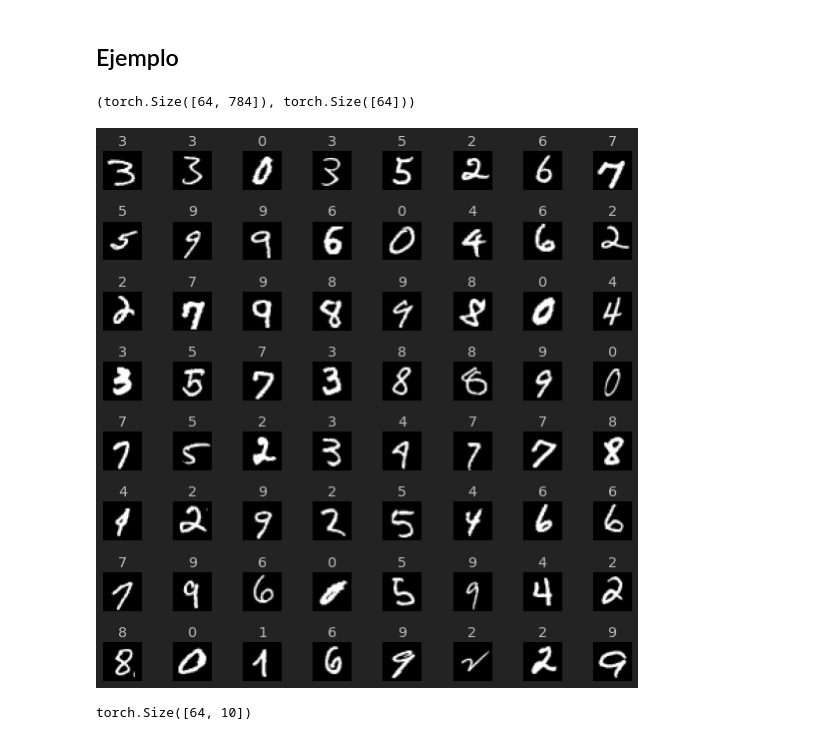
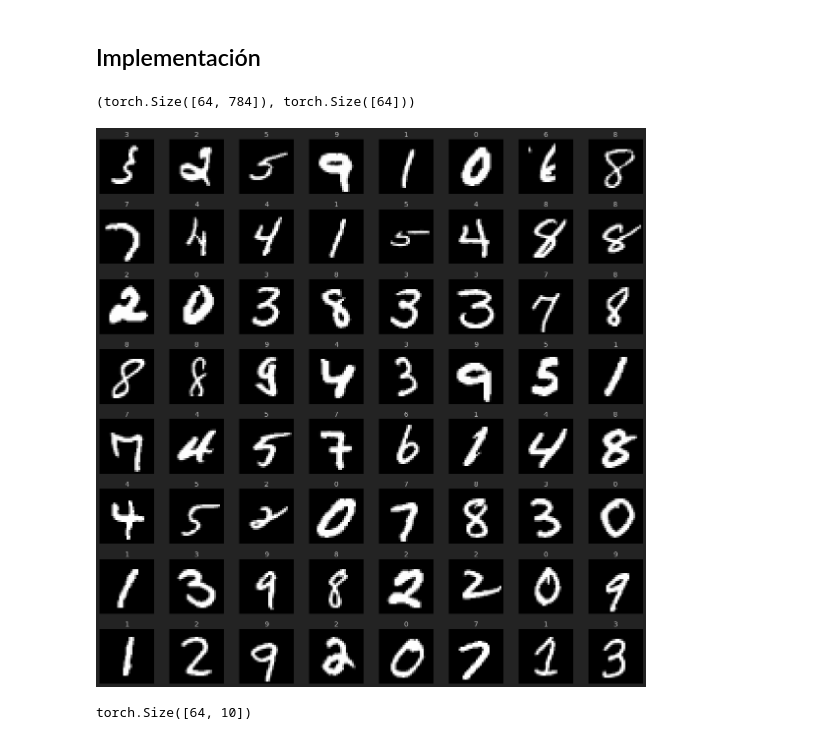
Before and after one commit to juansensio/blog, a Jupyter notebook: 062_multihead_attention/multihead_attention.ipynb, the cells around one changed output. Drawn from its saved outputs; the diff is of its cells as text; code cells hidden in the pictures.

```diff
--- a/062_multihead_attention/multihead_attention.ipynb
+++ b/062_multihead_attention/multihead_attention.ipynb
@@ -19,7 +19,7 @@ A grandes rasgos, repetimos el mecanismo de atención aplicando diferentes proye
 
 Vamos a ver esta implementación en el mismo ejemplo anterior.
 # %% [markdown]
-## Ejemplo
+## Implementación
 # %%
 import pytorch_lightning as pl
 import torch
@@ -68,19 +68,19 @@ imgs.shape, labels.shape
 (torch.Size([64, 784]), torch.Size([64]))
 # %%
 r, c = 8, 8
-fig = plt.figure(figsize=(c, r))
+fig = plt.figure(figsize=(2*c, 2*r))
 for _r in range(r):
     for _c in range(c):
         ix = _r*c + _c
         ax = plt.subplot(r, c, ix + 1)
         img, label = imgs[ix], labels[ix]
         ax.axis("off")
         ax.imshow(img.reshape(28,28), cmap="gray")
         ax.set_title(label.item())
 plt.tight_layout()
 plt.show()
 # %% [output]
-[figure, old version]
+[figure, new version]
 # %%
 class MLP(pl.LightningModule):
 
```
Also changed, not shown: parts of 9 cells of this notebook, 3 other files.
